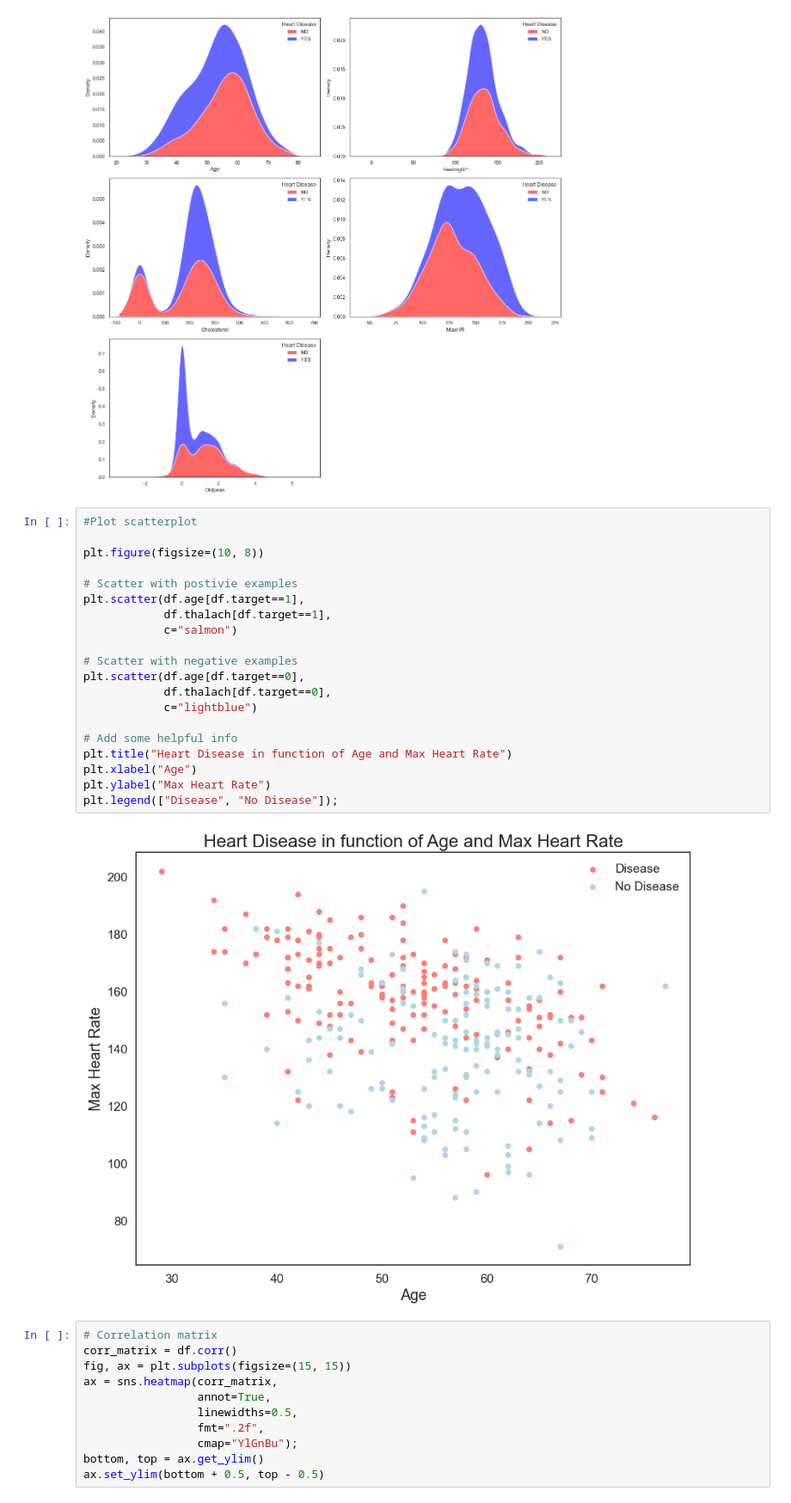
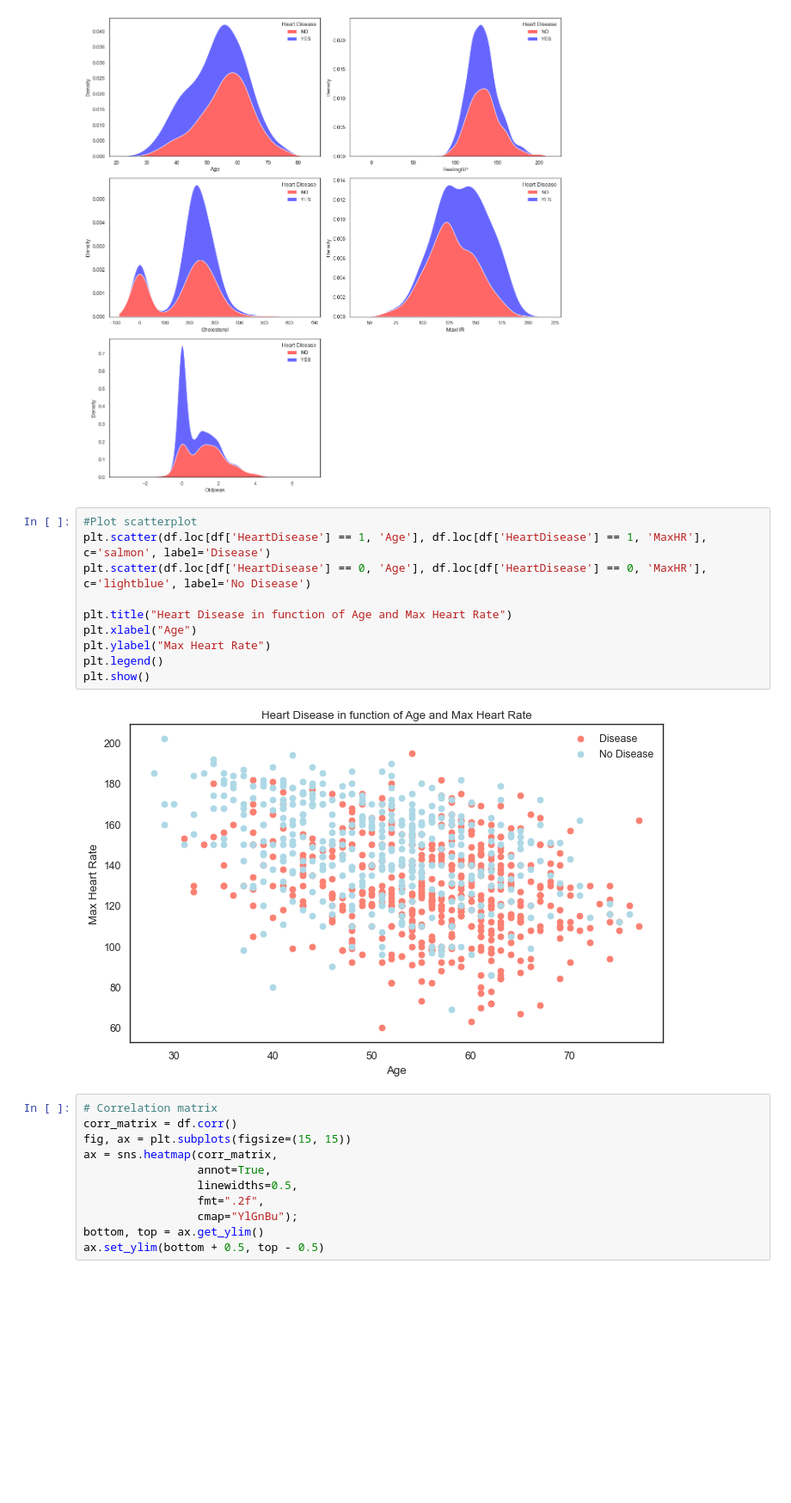
Before and after one commit to Sayantika96/Heart_Disease_Prediction, a Jupyter notebook: Heart disease prediction.ipynb, the cells around one changed output. Shown: that part at 86% size. Saved outputs shown, nothing was run; the diff lists cells and outputs as text; blank space fills up the shorter version.

Commit message:
scatterplot by Age vs MaxHR

```diff
--- a/Heart disease prediction.ipynb
+++ b/Heart disease prediction.ipynb
@@ -154,26 +154,16 @@ plt.show()
 [figure]
 # %%
 #Plot scatterplot
+plt.scatter(df.loc[df['HeartDisease'] == 1, 'Age'], df.loc[df['HeartDisease'] == 1, 'MaxHR'], c='salmon', label='Disease')
+plt.scatter(df.loc[df['HeartDisease'] == 0, 'Age'], df.loc[df['HeartDisease'] == 0, 'MaxHR'], c='lightblue', label='No Disease')
 
-plt.figure(figsize=(10, 8))
-
-# Scatter with postivie examples
-plt.scatter(df.age[df.target==1],
-            df.thalach[df.target==1],
-            c="salmon")
-
-# Scatter with negative examples
-plt.scatter(df.age[df.target==0],
-            df.thalach[df.target==0],
-            c="lightblue")
-
-# Add some helpful info
 plt.title("Heart Disease in function of Age and Max Heart Rate")
 plt.xlabel("Age")
 plt.ylabel("Max Heart Rate")
-plt.legend(["Disease", "No Disease"]);
+plt.legend()
+plt.show()
 # %% [output]
-[figure, old version]
+[figure, new version]
 # %%
 # Correlation matrix
 corr_matrix = df.corr()
```
Also changed, not shown: parts of 2 cells of this notebook.
